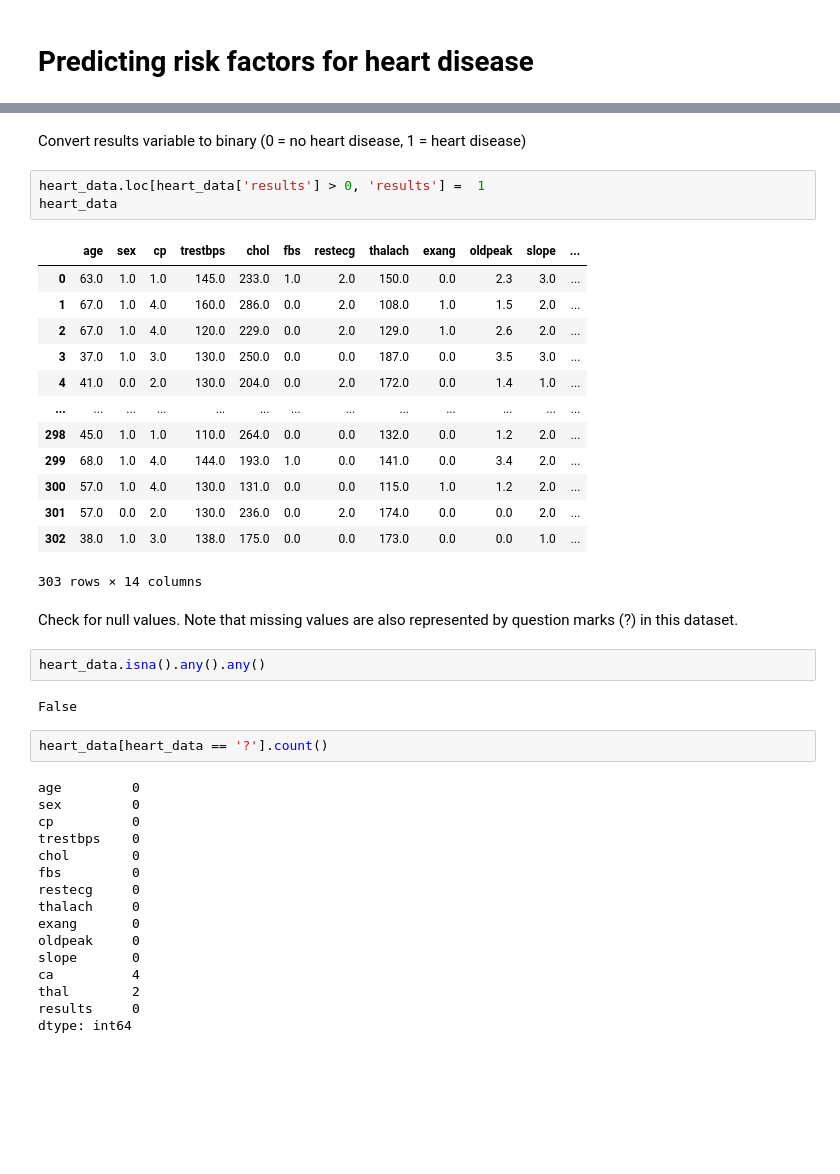
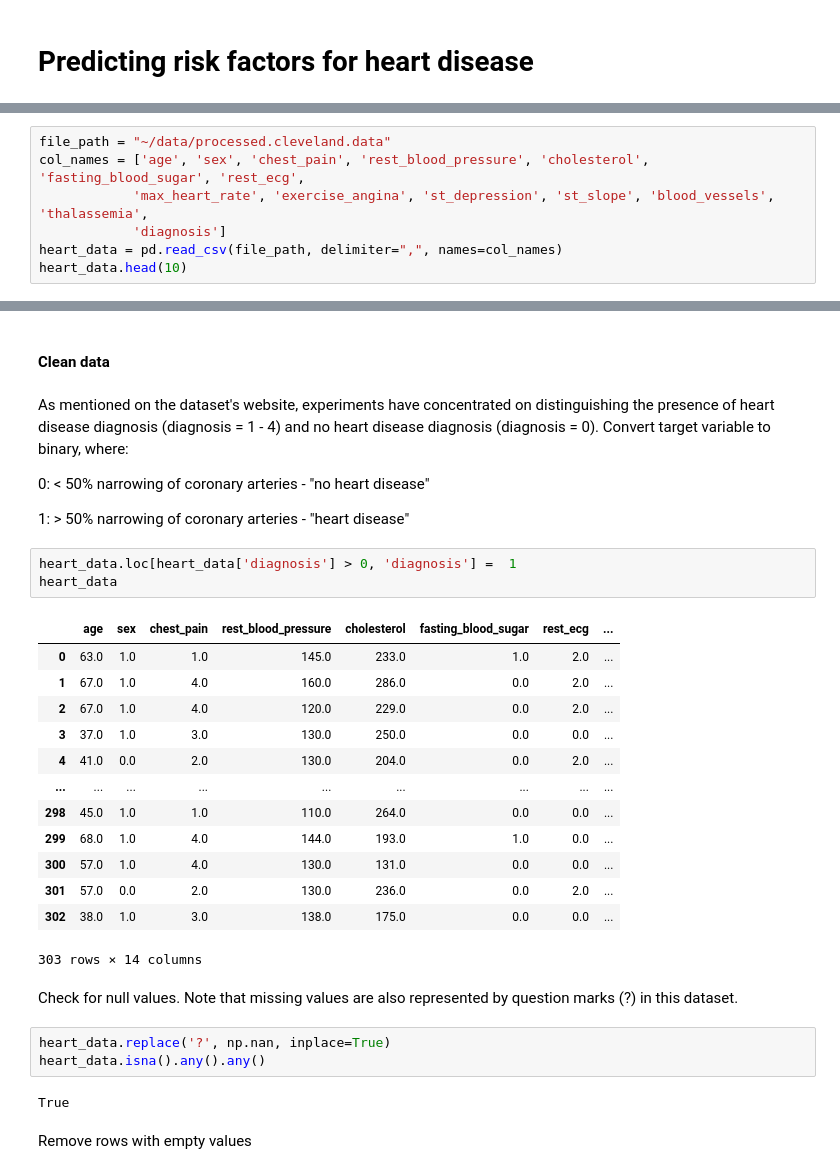
Before and after one commit to kyjzhou/predicting-heart-disease, a Jupyter notebook: Predicting-heart-disease.ipynb, the cells around one changed output, grey strips where cells are left out. Drawn from its saved outputs; the diff is of its cells as text; blank space fills up the shorter version.

Commit message:
Add exploratory data analysis and model training

```diff
--- a/Predicting-heart-disease.ipynb
+++ b/Predicting-heart-disease.ipynb
@@ -23,0 +17,7 @@ heart_data.head(10)
+# %%
+file_path = "~/data/processed.cleveland.data"
+col_names = ['age', 'sex', 'chest_pain', 'rest_blood_pressure', 'cholesterol', 'fasting_blood_sugar', 'rest_ecg',
+            'max_heart_rate', 'exercise_angina', 'st_depression', 'st_slope', 'blood_vessels', 'thalassemia',
+            'diagnosis']
+heart_data = pd.read_csv(file_path, delimiter=",", names=col_names)
+heart_data.head(10)
@@ -24,43 +87,34 @@ heart_data.head(10)
+# %% [markdown]
+#### Clean data
 # %% [markdown]
-Convert results variable to binary (0 = no heart disease, 1 = heart disease)
+As mentioned on the dataset's website, experiments have concentrated on distinguishing the presence of heart disease diagnosis (diagnosis = 1 - 4) and no heart disease diagnosis (diagnosis = 0). Convert target variable to binary, where:
+
+0: < 50% narrowing of coronary arteries - "no heart disease"
+
+1: > 50% narrowing of coronary arteries - "heart disease"
 # %%
-heart_data.loc[heart_data['results'] > 0, 'results'] =  1
+heart_data.loc[heart_data['diagnosis'] > 0, 'diagnosis'] =  1
 heart_data
 # %% [output]
-|  | age | sex | cp | trestbps | chol | fbs | restecg | thalach | exang | oldpeak | slope | ... |
-| 0 | 63.0 | 1.0 | 1.0 | 145.0 | 233.0 | 1.0 | 2.0 | 150.0 | 0.0 | 2.3 | 3.0 | ... |
-| 1 | 67.0 | 1.0 | 4.0 | 160.0 | 286.0 | 0.0 | 2.0 | 108.0 | 1.0 | 1.5 | 2.0 | ... |
-| 2 | 67.0 | 1.0 | 4.0 | 120.0 | 229.0 | 0.0 | 2.0 | 129.0 | 1.0 | 2.6 | 2.0 | ... |
-| 3 | 37.0 | 1.0 | 3.0 | 130.0 | 250.0 | 0.0 | 0.0 | 187.0 | 0.0 | 3.5 | 3.0 | ... |
-| 4 | 41.0 | 0.0 | 2.0 | 130.0 | 204.0 | 0.0 | 2.0 | 172.0 | 0.0 | 1.4 | 1.0 | ... |
-| ... | ... | ... | ... | ... | ... | ... | ... | ... | ... | ... | ... | ... |
-| 298 | 45.0 | 1.0 | 1.0 | 110.0 | 264.0 | 0.0 | 0.0 | 132.0 | 0.0 | 1.2 | 2.0 | ... |
-| 299 | 68.0 | 1.0 | 4.0 | 144.0 | 193.0 | 1.0 | 0.0 | 141.0 | 0.0 | 3.4 | 2.0 | ... |
-| 300 | 57.0 | 1.0 | 4.0 | 130.0 | 131.0 | 0.0 | 0.0 | 115.0 | 1.0 | 1.2 | 2.0 | ... |
-| 301 | 57.0 | 0.0 | 2.0 | 130.0 | 236.0 | 0.0 | 2.0 | 174.0 | 0.0 | 0.0 | 2.0 | ... |
-| 302 | 38.0 | 1.0 | 3.0 | 138.0 | 175.0 | 0.0 | 0.0 | 173.0 | 0.0 | 0.0 | 1.0 | ... |
+|  | age | sex | chest_pain | rest_blood_pressure | cholesterol | fasting_blood_sugar | rest_ecg | ... |
+| 0 | 63.0 | 1.0 | 1.0 | 145.0 | 233.0 | 1.0 | 2.0 | ... |
+| 1 | 67.0 | 1.0 | 4.0 | 160.0 | 286.0 | 0.0 | 2.0 | ... |
+| 2 | 67.0 | 1.0 | 4.0 | 120.0 | 229.0 | 0.0 | 2.0 | ... |
+| 3 | 37.0 | 1.0 | 3.0 | 130.0 | 250.0 | 0.0 | 0.0 | ... |
+| 4 | 41.0 | 0.0 | 2.0 | 130.0 | 204.0 | 0.0 | 2.0 | ... |
+| ... | ... | ... | ... | ... | ... | ... | ... | ... |
+| 298 | 45.0 | 1.0 | 1.0 | 110.0 | 264.0 | 0.0 | 0.0 | ... |
+| 299 | 68.0 | 1.0 | 4.0 | 144.0 | 193.0 | 1.0 | 0.0 | ... |
+| 300 | 57.0 | 1.0 | 4.0 | 130.0 | 131.0 | 0.0 | 0.0 | ... |
+| 301 | 57.0 | 0.0 | 2.0 | 130.0 | 236.0 | 0.0 | 2.0 | ... |
+| 302 | 38.0 | 1.0 | 3.0 | 138.0 | 175.0 | 0.0 | 0.0 | ... |
 303 rows × 14 columns
 # %% [markdown]
 Check for null values. Note that missing values are also represented by question marks (?) in this dataset.
-# %%
-heart_data.isna().any().any()
-# %% [output]
-False
 # %%
-heart_data[heart_data == '?'].count()
+heart_data.replace('?', np.nan, inplace=True)
+heart_data.isna().any().any()
 # %% [output]
-age         0
-sex         0
-cp          0
-trestbps    0
-chol        0
-fbs         0
-restecg     0
-thalach     0
-exang       0
-oldpeak     0
-slope       0
-ca          4
-thal        2
-results     0
-dtype: int64
+True
+# %% [markdown]
+Remove rows with empty values
```
Also changed, not shown: parts of 28 cells of this notebook.
